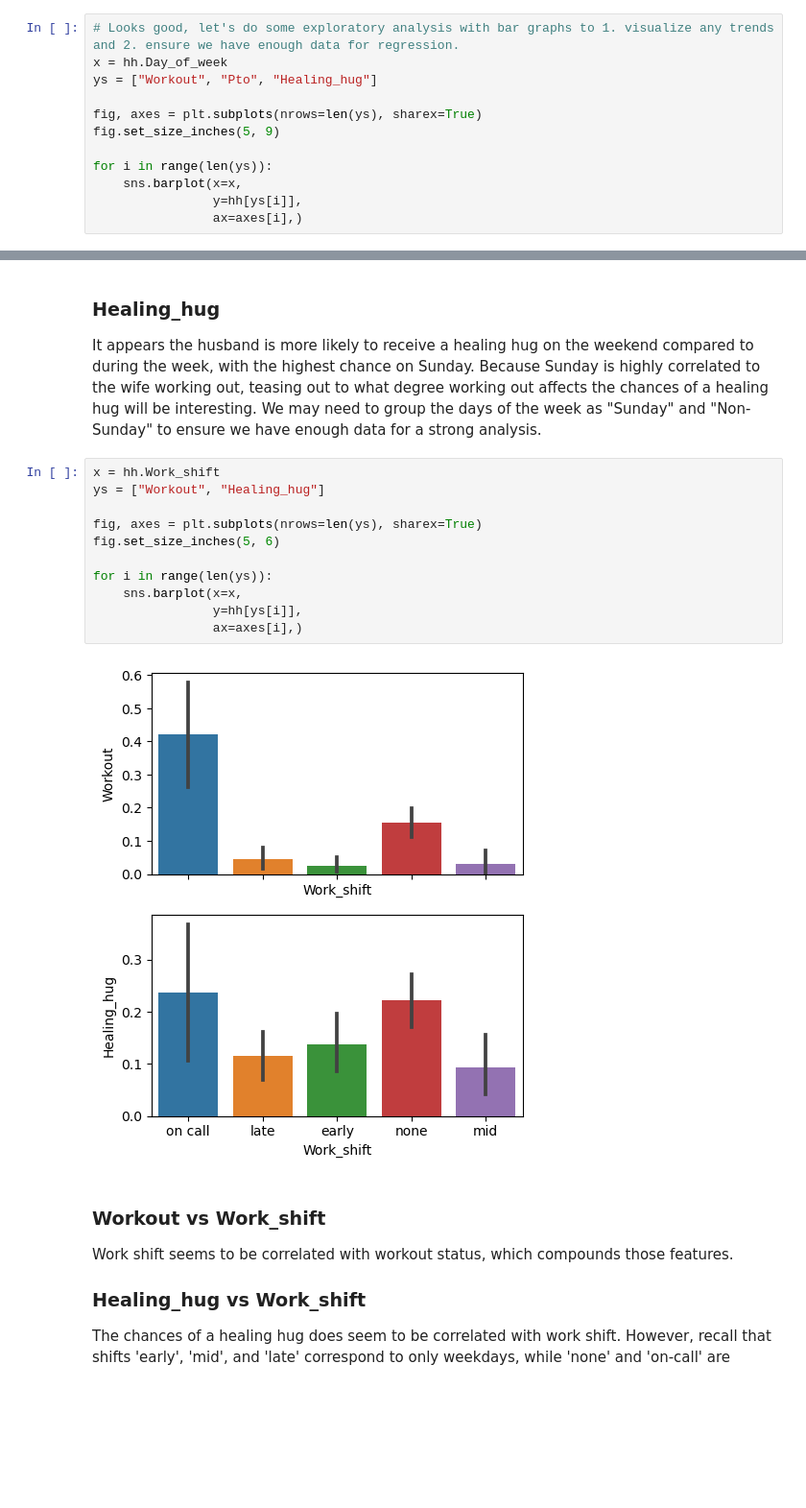
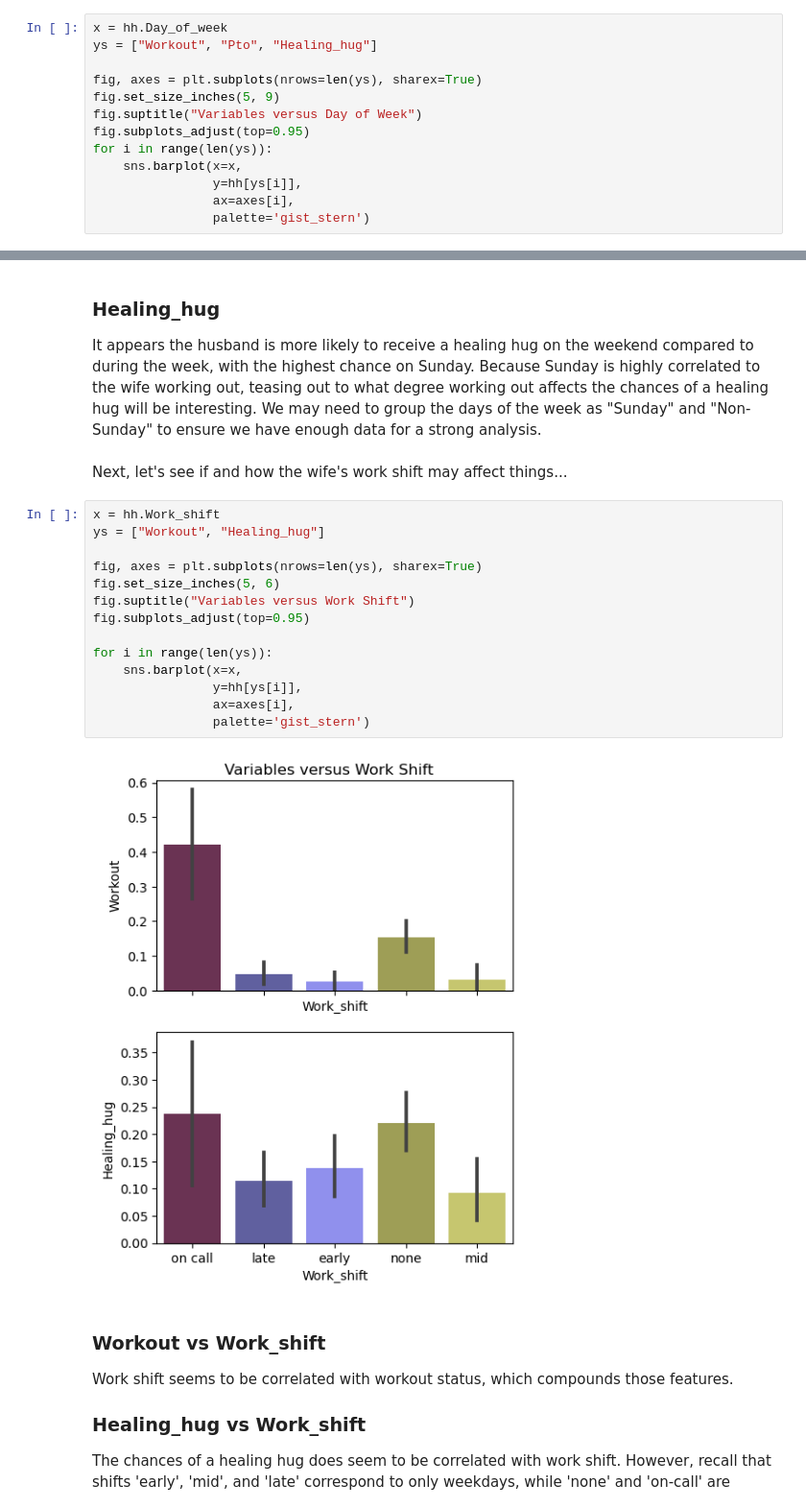
Before and after one commit to oto235/Jason-Schwarz-Data-Science-Portfolio, a Jupyter notebook: healing_hugs/main.ipynb, the cells around one changed output, grey strips where cells are left out. Shown at 96% size. Cells and saved outputs as stored; diff of their text form; blank space fills up the shorter version.

```diff
--- a/healing_hugs/main.ipynb
+++ b/healing_hugs/main.ipynb
@@ -88,13 +107,14 @@ Pto[0 1]
 # %%
-# Looks good, let's do some exploratory analysis with bar graphs to 1. visualize any trends and 2. ensure we have enough data for regression.
 x = hh.Day_of_week
 ys = ["Workout", "Pto", "Healing_hug"]
 
 fig, axes = plt.subplots(nrows=len(ys), sharex=True)
 fig.set_size_inches(5, 9)
-
+fig.suptitle("Variables versus Day of Week")
+fig.subplots_adjust(top=0.95)
 for i in range(len(ys)):
     sns.barplot(x=x,
                 y=hh[ys[i]],
-                ax=axes[i],)
+                ax=axes[i],
+                palette='gist_stern')
 # %% [output]
@@ -108,19 +128,24 @@ Nothing too surprising here. Most people take PTO during the week.
 
 ### Healing_hug
 It appears the husband is more likely to receive a healing hug on the weekend compared to during the week, with the highest chance on Sunday. Because Sunday is highly correlated to the wife working out, teasing out to what degree working out affects the chances of a healing hug will be interesting. We may need to group the days of the week as "Sunday" and "Non-Sunday" to ensure we have enough data for a strong analysis.
+# %% [markdown]
+Next, let's see if and how the wife's work shift may affect things...
 # %%
 x = hh.Work_shift
 ys = ["Workout", "Healing_hug"]
 
 fig, axes = plt.subplots(nrows=len(ys), sharex=True)
 fig.set_size_inches(5, 6)
+fig.suptitle("Variables versus Work Shift")
+fig.subplots_adjust(top=0.95)
 
 for i in range(len(ys)):
     sns.barplot(x=x,
                 y=hh[ys[i]],
-                ax=axes[i],)
+                ax=axes[i],
+                palette='gist_stern')
 # %% [output]
-[figure, old version]
+[figure, new version]
 # %% [markdown]
 ### Workout vs Work_shift
 Work shift seems to be correlated with workout status, which compounds those features.
```
Also changed, not shown: parts of 41 cells of this notebook, 3 other files.
